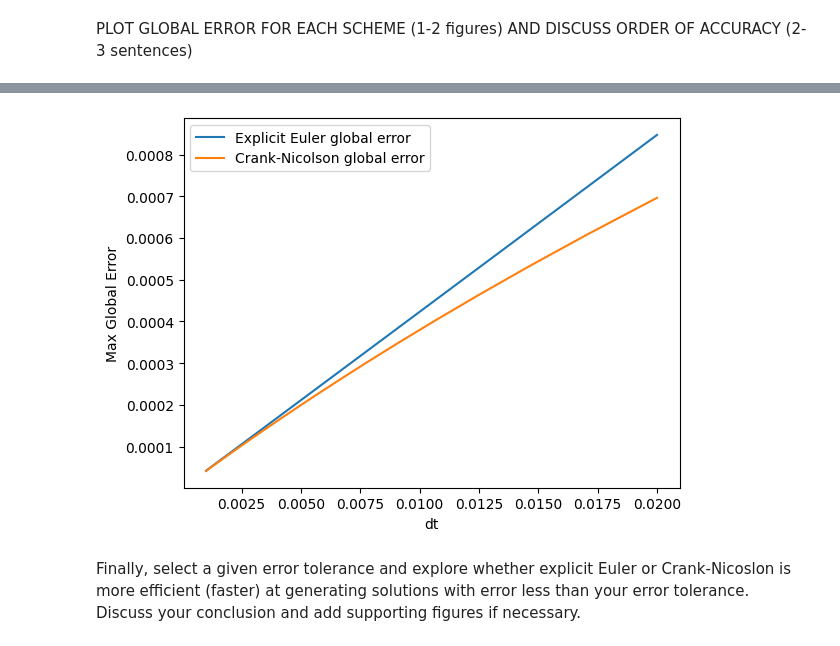
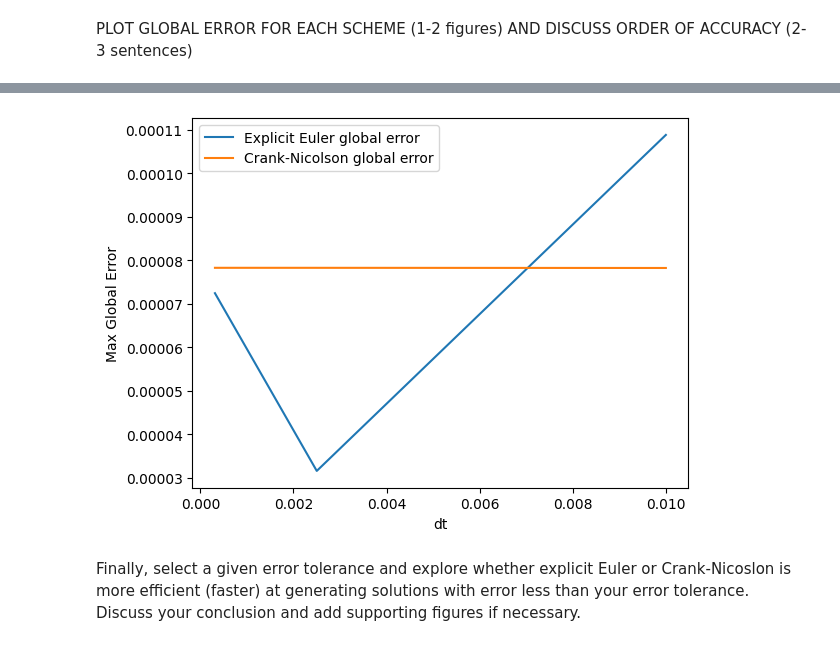
Before and after one commit to gracetuma/QCES, a Jupyter notebook: Project1_numerical_methods.ipynb, the cells around one changed output, grey strips where cells are left out. Drawn from its saved outputs; the diff is of its cells as text; code cells hidden in the pictures.

```diff
--- a/Project1_numerical_methods.ipynb
+++ b/Project1_numerical_methods.ipynb
@@ -241,7 +241,7 @@ def set_ics(x, kappa, t_ic):
 Finally, define some parameters and the x and t vectors:
 # %%
 # Defining parameters
-kappa = 0.005  # diffusivity
+kappa = 0.001  # diffusivity
 
 # Timestepping parameters
 t_start = 0  # start time (note that this is not the same time used to evaluate the exact solution to set the ICs)
@@ -251,7 +251,7 @@ Nt = 1000  # number of timesteps
 # Size of the physical domain
 x_start = -1
 x_end = 1
-Nx = 100
+Nx = 400
 
 t = np.linspace(t_start, t_end, Nt)  # Create a vector of times
 x = np.linspace(x_start, x_end, Nx)  # Create a vector for x
@@ -339,7 +339,7 @@ The difference between the exact solution and the numerical approximation can be
 PLOT GLOBAL ERROR FOR EACH SCHEME (1-2 figures) AND DISCUSS ORDER OF ACCURACY (2-3 sentences)
 # %%
 # Add code to plot error here
-timesteps = np.geomspace(500, 10000, 20)  # Start at 10 to avoid division by zero or empty grids
+timesteps = [50,100,1000,4000,8000,16000,32000]
 EE_errors = np.zeros(len(timesteps))
 CN_errors = np.zeros(len(timesteps))
 dts=np.zeros(len(timesteps))
@@ -355,8 +355,8 @@ for (Nt_index, Nt_val) in enumerate(timesteps):
     c_exact_tmp = exact(x, kappa, t_grid)
 
     # Compare at the final timestep [:, -1]
-    EE_errors[Nt_index] = np.max(np.abs(c_EE_tmp[:, 1] - c_exact_tmp[:, 1]))
-    CN_errors[Nt_index] = np.max(np.abs(c_CN_tmp[:, 1] - c_exact_tmp[:, 1]))
+    EE_errors[Nt_index] = np.max(np.abs(c_EE_tmp[:, -1] - c_exact_tmp[:, -1]))
+    CN_errors[Nt_index] = np.max(np.abs(c_CN_tmp[:, -1] - c_exact_tmp[:, -1]))
     print("EE_error=", EE_errors[Nt_index])
     print("CN_error=", CN_errors[Nt_index])
 
@@ -387,4 +390,4 @@ CN_error= 4.178626075820348e-05
-[figure, old version]
+[figure, new version]
 # %% [markdown]
 Finally, select a given error tolerance and explore whether explicit Euler or Crank-Nicoslon is more efficient (faster) at generating solutions with error less than your error tolerance. Discuss your conclusion and add supporting figures if necessary.
 # %% [markdown]
```
Also changed, not shown: parts of 4 cells of this notebook.
